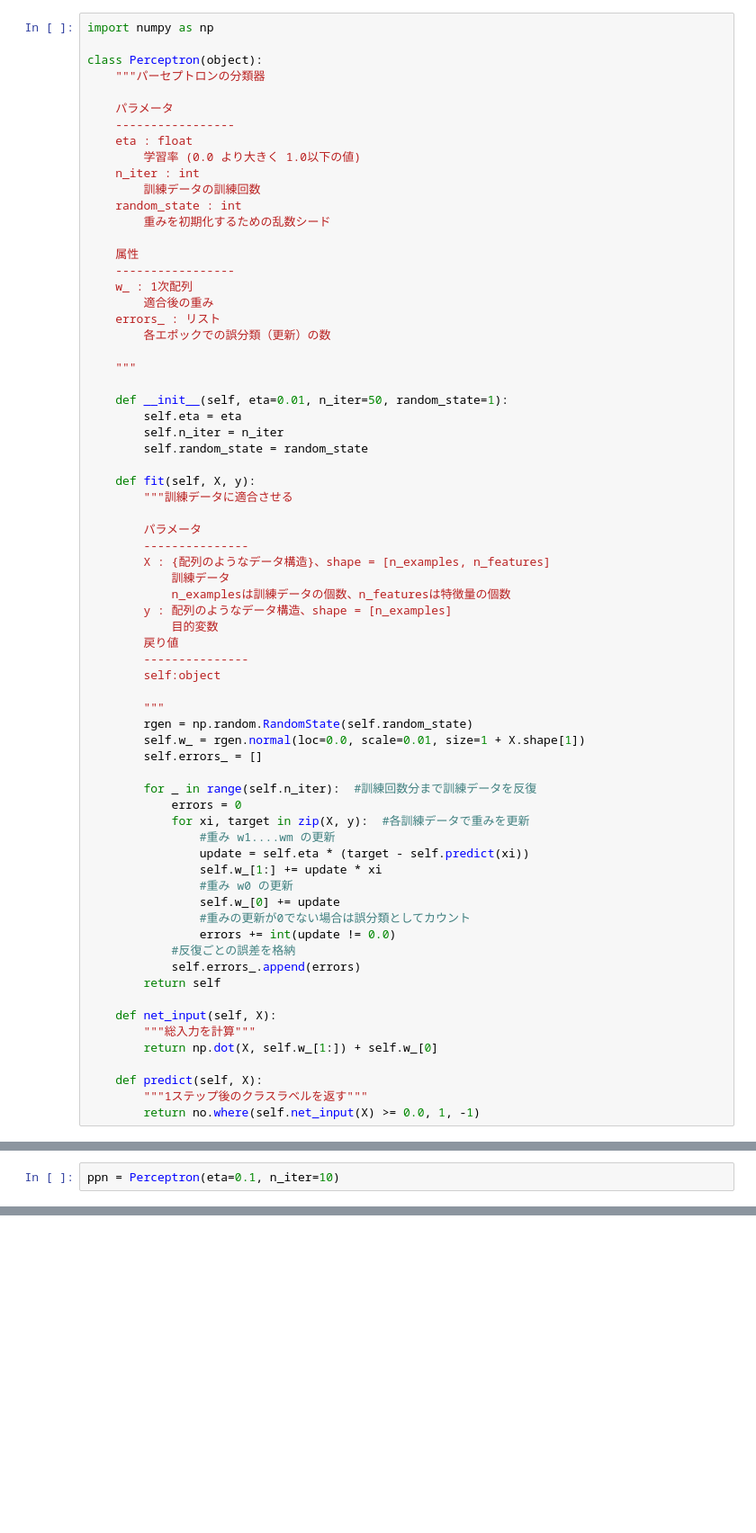
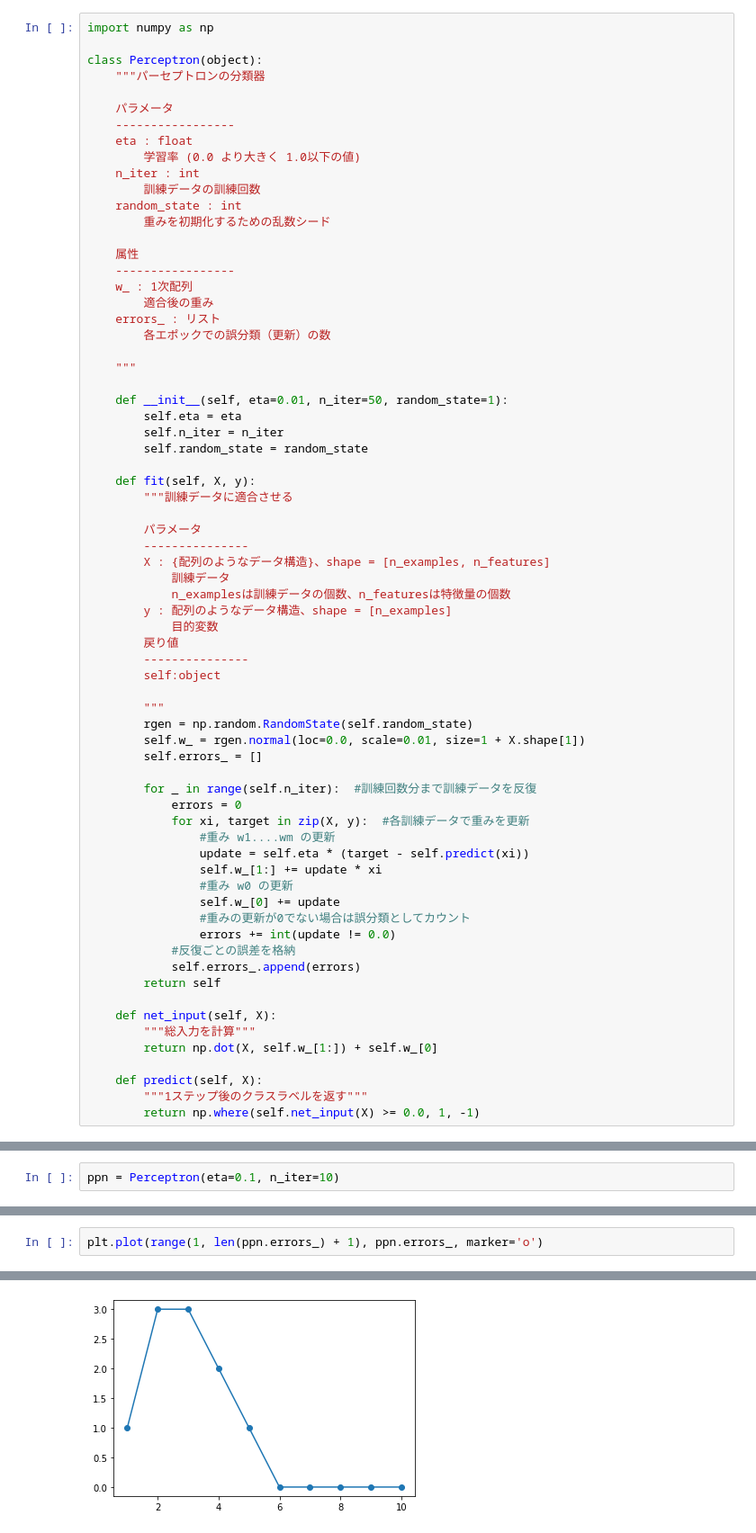
Before and after one commit to katuhito/ml002, a Jupyter notebook: perceptron001.ipynb, the cells around one changed output, grey strips where cells are left out. Shown at 90% size. Saved outputs shown, nothing was run; the diff lists cells and outputs as text; blank space fills up the shorter version.

```diff
--- a/perceptron001.ipynb
+++ b/perceptron001.ipynb
@@ -66,6 +66,6 @@ class Perceptron(object):
 
     def predict(self, X):
         """1ステップ後のクラスラベルを返す"""
-        return no.where(self.net_input(X) >= 0.0, 1, -1)
+        return np.where(self.net_input(X) >= 0.0, 1, -1)
 # %%
 import os
@@ -154,0 +137,3 @@ TypeError: iteration over a 0-d array
+# %%
+plt.plot(range(1, len(ppn.errors_) + 1), ppn.errors_, marker='o')
+# %% [output]
@@ -154,0 +141 @@ TypeError: iteration over a 0-d array
+[figure, added]
```
Also changed, not shown: parts of 20 cells of this notebook, 1 other file.
